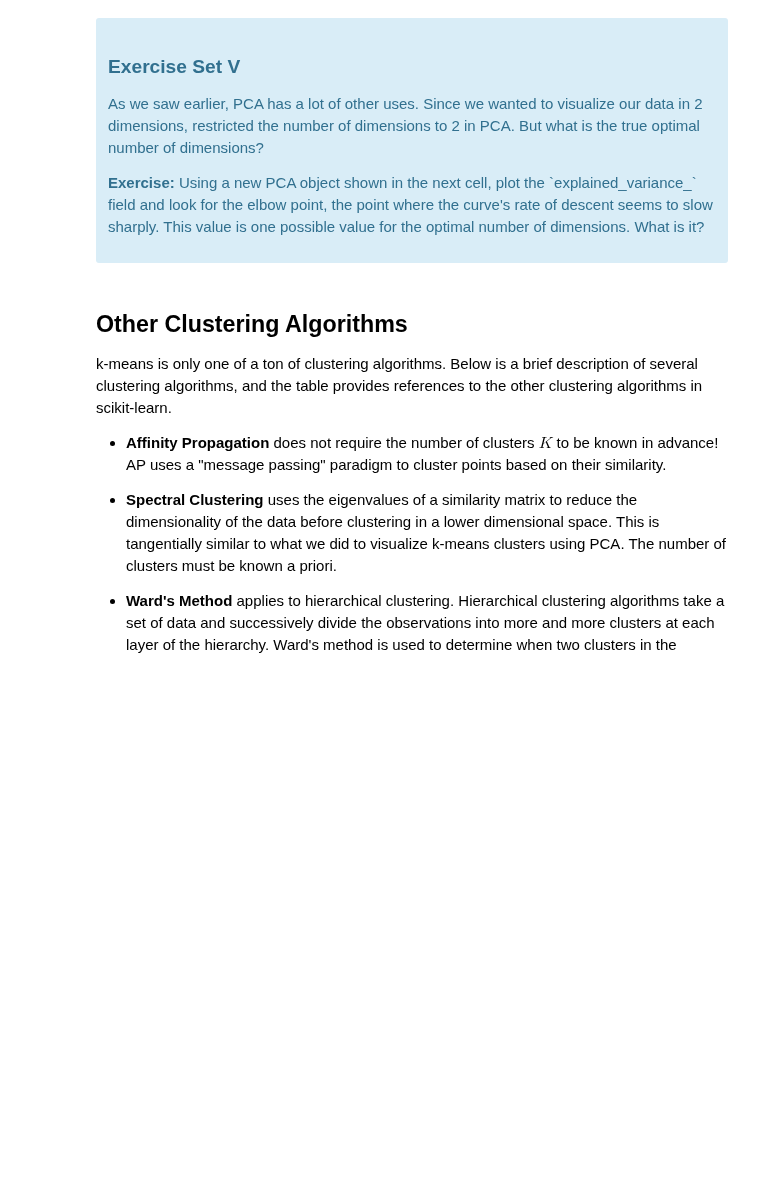
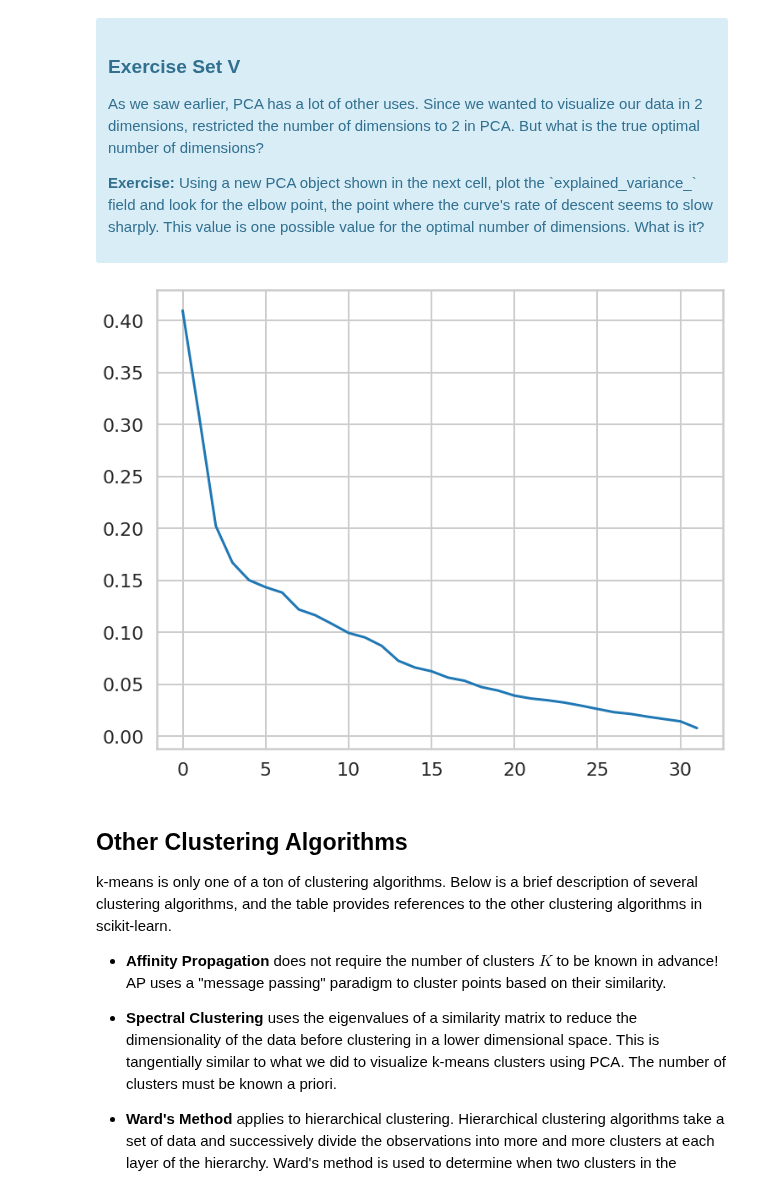
Before and after one commit to aq2oo3/mec-mini-projects, a Jupyter notebook: mec-16.2.6-clustering-mini-project/Mini_Project_Clustering.ipynb, the cells around one changed output. Saved outputs shown, nothing was run; the diff lists cells and outputs as text; code cells hidden in the pictures; blank space fills up the shorter version.

```diff
--- a/mec-16.2.6-clustering-mini-project/Mini_Project_Clustering.ipynb
+++ b/mec-16.2.6-clustering-mini-project/Mini_Project_Clustering.ipynb
@@ -215,11 +291,22 @@ What we've done is we've taken those columns of 0/1 indicator variables, and we'
 # %%
 #your turn
 # Initialize a new PCA model with a default number of components.
 import sklearn.decomposition
 pca = sklearn.decomposition.PCA()
-pca.fit(X)
+pca.fit(x_cols) #what is X supposed to be?
 
 # Do the rest on your own :)
+variance = pca.explained_variance_
+
+plt.subplots(figsize = (12,10))
+#plt.xlim(0,10)
+plt.plot(variance)
+plt.show()
+
+#it looks like it switched around 3 again
+#couldn't use xlim  to zoom define the range
+# %% [output]
+[figure, added]
 # %% [markdown]
 ## Other Clustering Algorithms
 
```
Also changed, not shown: parts of 16 cells of this notebook.
